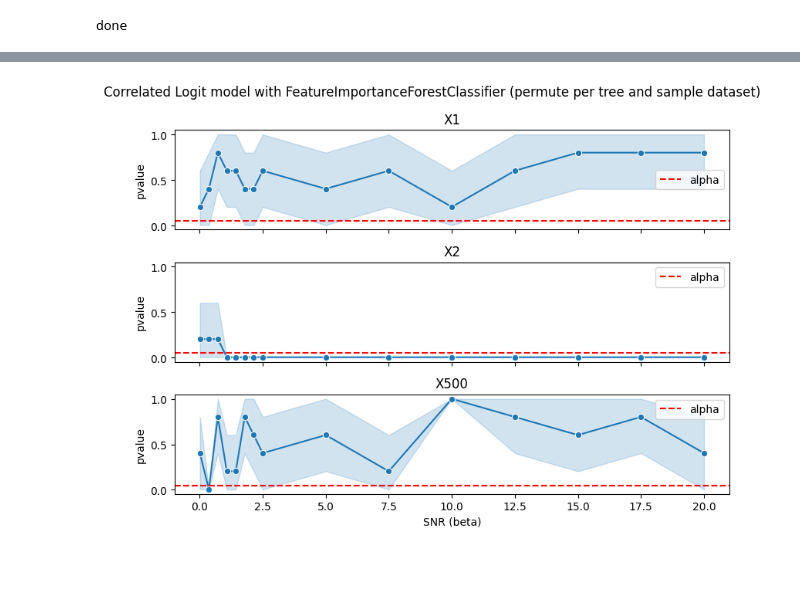
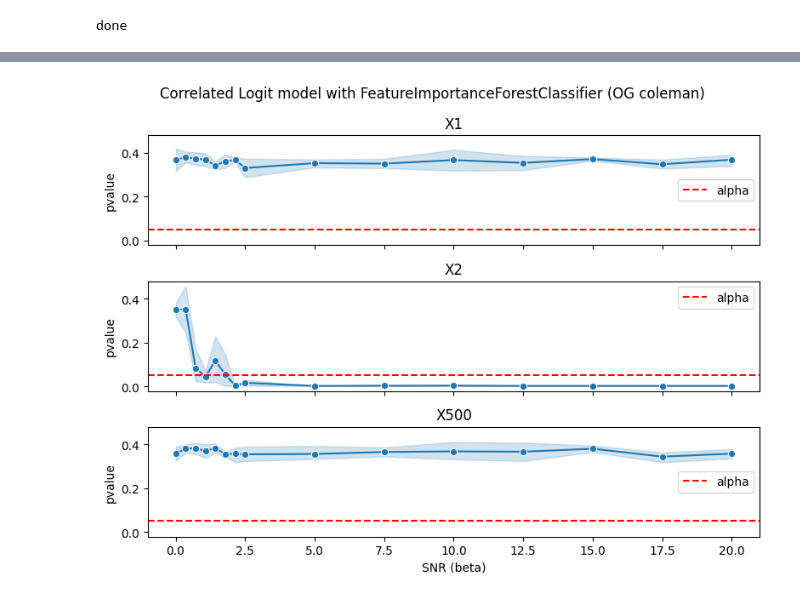
Before and after one commit to neurodata/treeple, a Jupyter notebook: benchmarks_nonasv/notebooks/compare_coleman_and_permutation_forest.ipynb, the cells around one changed output, grey strips where cells are left out. Cells and saved outputs as stored; diff of their text form; code cells hidden in the pictures; blank space fills up the shorter version.

```diff
--- a/benchmarks_nonasv/notebooks/compare_coleman_and_permutation_forest.ipynb
+++ b/benchmarks_nonasv/notebooks/compare_coleman_and_permutation_forest.ipynb
@@ -210,8 +210,8 @@ for sigma_factor in j_space:
         elements_dict = linear_model_ancova(
             sigma_factor,
             new_seed,
-            permute_per_tree=True,
-            sample_dataset_per_tree=True,
+            permute_per_tree=False,
+            sample_dataset_per_tree=False,
         )
         for key, value in elements_dict.items():
             pvalue_dict[key].append(value)
@@ -394,14 +358,0 @@ fig.tight_layout()
-# %%
-fig, axs = plt.subplots(2, 2, figsize=(8, 6), sharey=True, sharex=True)
-axs = axs.flatten()
-
-for ax, name in zip(axs, ["X1", "X2", "X6", "X7"]):
-    sns.lineplot(data=df, x="sigma_factor", y=name, ax=ax, marker="o")
-
-    ax.axhline([0.05], ls="--", color="red", label="alpha")
-    ax.set(title=name, ylabel="pvalue", xlabel="SNR (10 / x)")
-    ax.legend()
-fig.suptitle(
-    "Linear ANCOVA model with Coleman Forest (Permute per tree, but not sample separate dataset)"
-)
-fig.tight_layout()
@@ -410,12 +358,0 @@ fig.tight_layout()
-# %%
-fig, axs = plt.subplots(2, 2, figsize=(8, 6), sharey=True, sharex=True)
-axs = axs.flatten()
-
-for ax, name in zip(axs, ["X1", "X2", "X6", "X7"]):
-    sns.lineplot(data=df, x="sigma_factor", y=name, ax=ax, marker="o")
-
-    ax.axhline([0.05], ls="--", color="red", label="alpha")
-    ax.set(title=name, ylabel="pvalue", xlabel="SNR (10 / x)")
-    ax.legend()
-fig.suptitle("Linear ANCOVA model with Permutation Forest")
-fig.tight_layout()
@@ -439,7 +374,9 @@ for beta in beta_space:
     for idx in range(5):
         new_seed = rng.integers(0, np.iinfo(np.uint32).max, dtype=np.uint32)
 
-        elements_dict = correlated_logit_model(beta, new_seed)
+        elements_dict = correlated_logit_model(
+            beta, new_seed, permute_per_tree=False, sample_dataset_per_tree=False
+        )
         for key, value in elements_dict.items():
             pvalue_dict[key].append(value)
         pvalue_dict["sigma_factor"].append(beta)
@@ -479,16 +416,16 @@ display(df.head())
 # %%
 fig, axs = plt.subplots(3, 1, figsize=(8, 6), sharey=True, sharex=True)
 axs = axs.flatten()
 
 for ax, name in zip(axs, ["X1", "X2", "X500"]):
     sns.lineplot(data=df, x="sigma_factor", y=name, ax=ax, marker="o")
 
     ax.axhline([0.05], ls="--", color="red", label="alpha")
     ax.set(title=name, ylabel="pvalue", xlabel="SNR (beta)")
     ax.legend()
 fig.suptitle(
-    "Correlated Logit model with FeatureImportanceForestClassifier (permute per tree and sample dataset)"
+    "Correlated Logit model with FeatureImportanceForestClassifier (OG coleman)"
 )
 fig.tight_layout()
 # %% [output]
-[figure, old version]
+[figure, new version]
```
Also changed, not shown: parts of 18 cells of this notebook, 7 other files.
